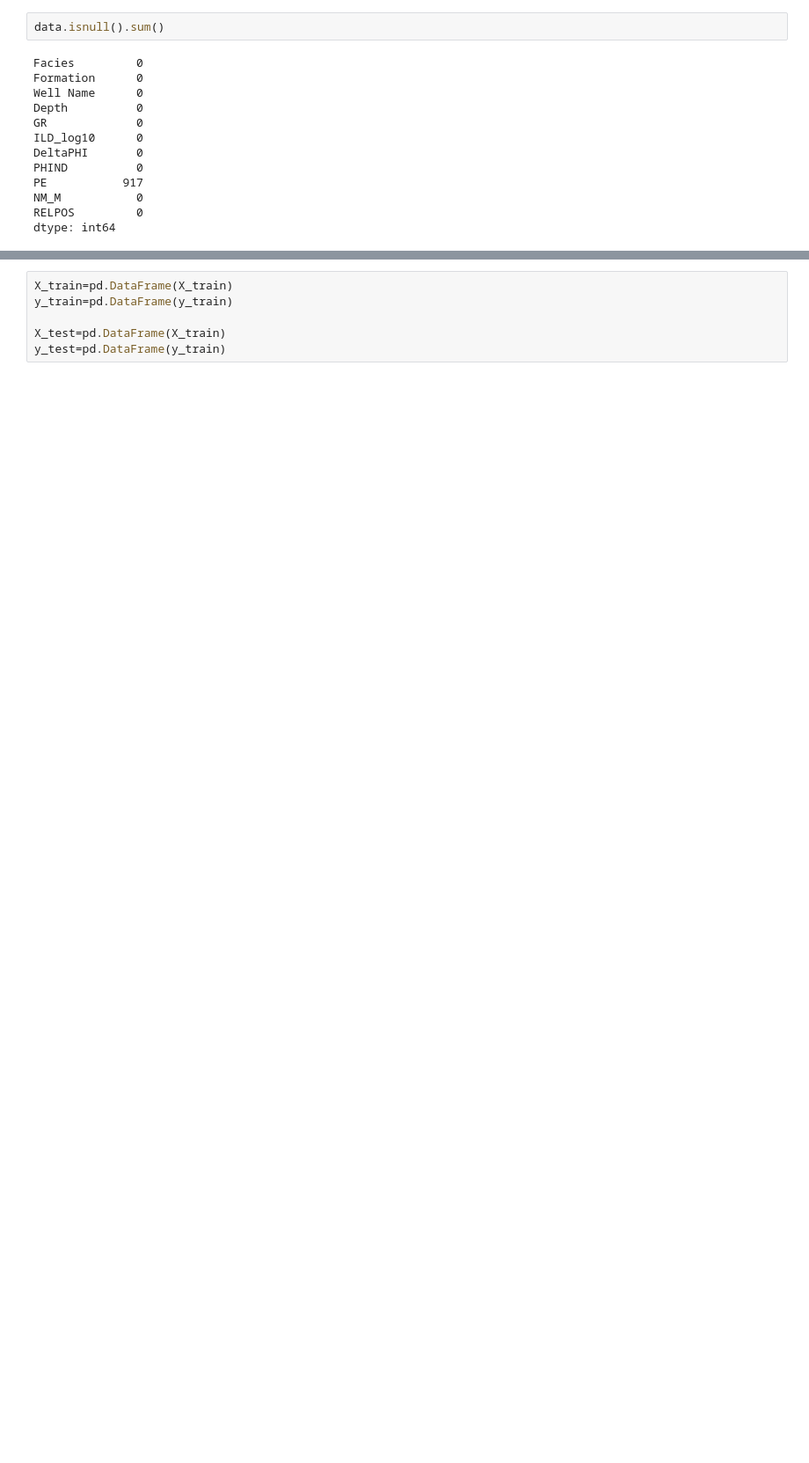
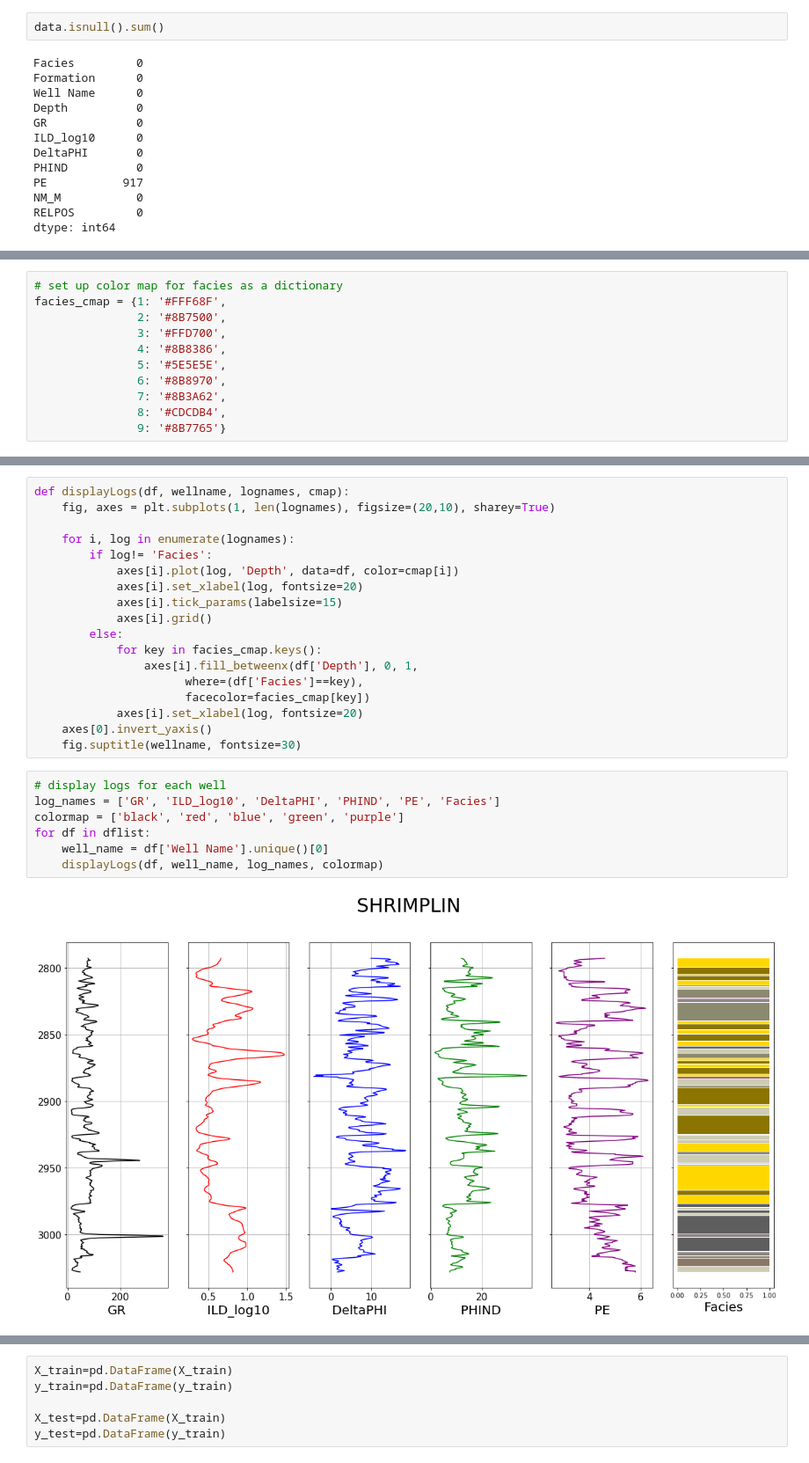
Before and after one commit to hyuanster/Capstone_Project_2_Rocks_Facies_Classification, a Jupyter notebook: Facies_prediction.ipynb, the cells around one changed output, grey strips where cells are left out. Shown at 88% size. Cells and saved outputs as stored; diff of their text form; blank space fills up the shorter version.

```diff
--- a/Facies_prediction.ipynb
+++ b/Facies_prediction.ipynb
@@ -170,0 +160,11 @@ lognames
+# %%
+# set up color map for facies as a dictionary
+facies_cmap = {1: '#FFF68F',
+               2: '#8B7500',
+               3: '#FFD700',
+               4: '#8B8386',
+               5: '#5E5E5E',
+               6: '#8B8970',
+               7: '#8B3A62',
+               8: '#CDCDB4',
+               9: '#8B7765'}
@@ -170,0 +186,27 @@ lognames
+# %%
+def displayLogs(df, wellname, lognames, cmap):
+    fig, axes = plt.subplots(1, len(lognames), figsize=(20,10), sharey=True)
+
+    for i, log in enumerate(lognames):
+        if log!= 'Facies':
+            axes[i].plot(log, 'Depth', data=df, color=cmap[i])
+            axes[i].set_xlabel(log, fontsize=20)
+            axes[i].tick_params(labelsize=15)
+            axes[i].grid()
+        else:
+            for key in facies_cmap.keys():
+                axes[i].fill_betweenx(df['Depth'], 0, 1,
+                      where=(df['Facies']==key),
+                      facecolor=facies_cmap[key])
+            axes[i].set_xlabel(log, fontsize=20)
+    axes[0].invert_yaxis()
+    fig.suptitle(wellname, fontsize=30)
+# %%
+# display logs for each well
+log_names = ['GR', 'ILD_log10', 'DeltaPHI', 'PHIND', 'PE', 'Facies']
+colormap = ['black', 'red', 'blue', 'green', 'purple']
+for df in dflist:
+    well_name = df['Well Name'].unique()[0]
+    displayLogs(df, well_name, log_names, colormap)
+# %% [output]
+[figure, added]
```
Also changed, not shown: parts of 93 cells of this notebook.
